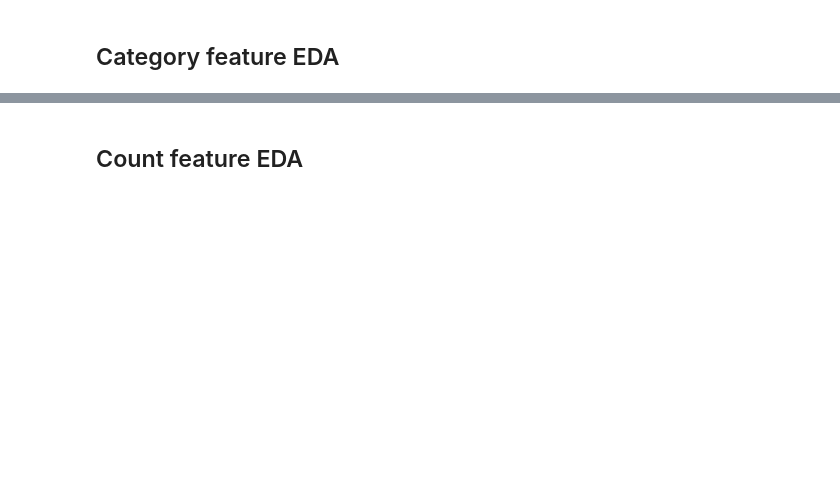
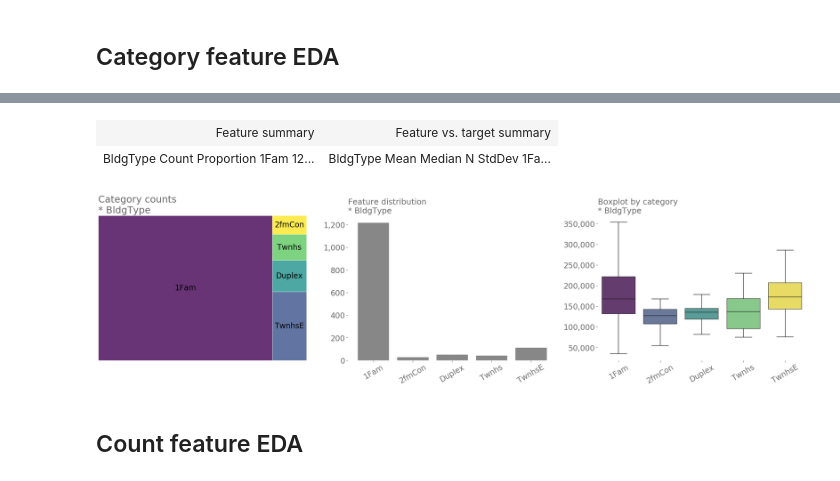
Before and after one commit to sudhu26/data-science-portfolio, a Jupyter notebook: kaggle/HousingPrices/kernel.ipynb, the cells around one changed output, grey strips where cells are left out. Saved outputs shown, nothing was run; the diff lists cells and outputs as text; code cells hidden in the pictures; blank space fills up the shorter version.

```diff
--- a/kaggle/HousingPrices/kernel.ipynb
+++ b/kaggle/HousingPrices/kernel.ipynb
@@ -304,12 +336,16 @@ valid = mlm.Machine(
 <a id = 'Category-feature-EDA'></a>
 # %%
 # number features
-for feature in train.data.mlm_dtypes["category"][:5]:
+for feature in train.data.mlm_dtypes["category"][:1]:
     train.eda_num_target_cat_feat(
         feature=feature,
-#         level_count_cap=20,
+        level_count_cap=10,
         chart_scale=20
     )
+# %% [output]
+| Feature summary | Feature vs. target summary |
+| BldgType Count Proportion 1Fam 12... | BldgType Mean Median N StdDev 1Fa... |
+[figure, added]
 # %% [markdown]
 ## Count feature EDA
 # %% [markdown]
```
Also changed, not shown: parts of 25 cells of this notebook, 15 other files.
